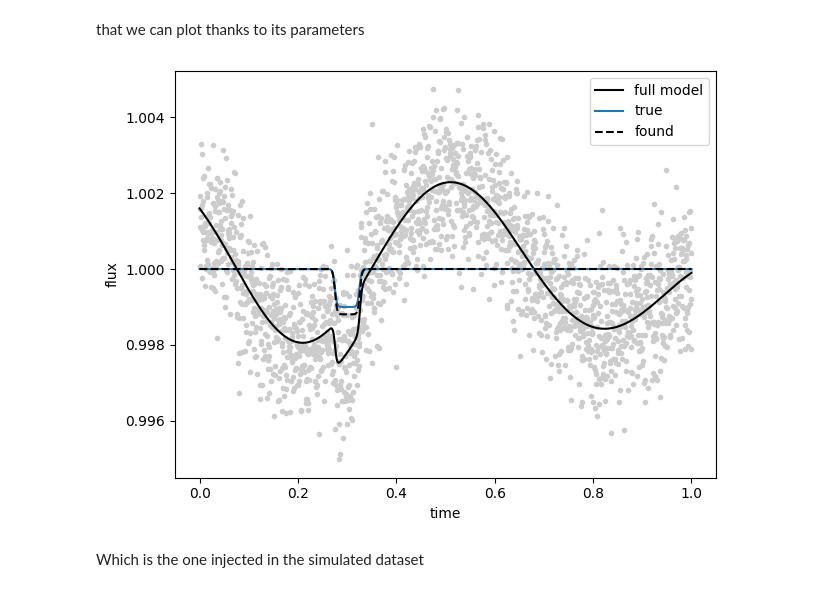
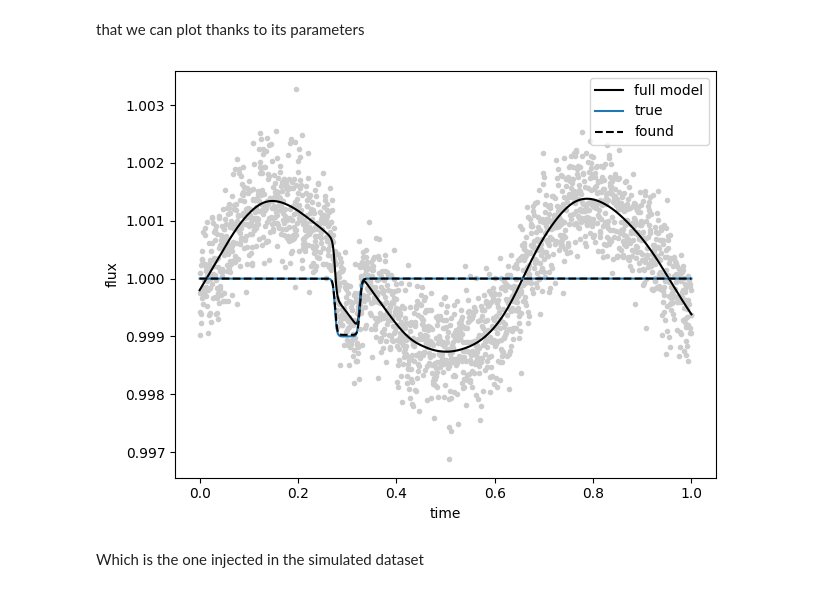
Before and after one commit to lgrcia/nuance, a Jupyter notebook: docs/notebooks/single.ipynb, the cells around one changed output. Saved outputs shown, nothing was run; the diff lists cells and outputs as text; code cells hidden in the pictures.

````diff
--- a/docs/notebooks/single.ipynb
+++ b/docs/notebooks/single.ipynb
@@ -3 +5,8 @@
+# %%
+# in order to run on all CPUs
+import os
+import jax
+
+jax.config.update("jax_enable_x64", True)
+os.environ["XLA_FLAGS"] = f"--xla_force_host_platform_device_count={os.cpu_count()}"
 # %% [markdown]
@@ -25,0 +16,14 @@ plt.tight_layout()
+# %%
+import numpy as np
+from tinygp import kernels, GaussianProcess
+from nuance import core
+
+depth = 1e-3
+error = 0.5e-3
+time = np.linspace(0, 1, 2000)
+transit_prams = {"epoch": 0.3, "duration": 0.05, "period": 10}
+transit_model = depth * core.transit(time, **transit_prams)
+kernel = kernels.quasisep.SHO(10.0, 200.0, 0.005)
+gp = GaussianProcess(kernel, time, diag=error**2)
+
+flux = transit_model + gp.sample(jax.random.PRNGKey(0)) + 1.0
@@ -30,11 +42,11 @@ We start by instantiating a [Nuance](nuance.Nuance) object, and perform the *lin
 # %%
-from nuance import Nuance, utils
+from nuance.linear_search import linear_search
 
-nu = Nuance(time, flux, gp=gp, X=X)
+epochs = time.copy()
+durations = np.linspace(0.01, 0.2, 15)
 
-t0s = time.copy()
-Ds = np.linspace(0.01, 0.2, 15)
-nu.linear_search(t0s, Ds)
+ls_function = linear_search(time, flux, gp=gp)
+lls, depths, vars = ls_function(epochs, durations)
 # %% [markdown]
 ```{important}
 *nuance* relies on [tinygp](https://tinygp.readthedocs.io) to manipulate Gaussian processes. Although `gp` in the previous cell is already a [`tinygp.GaussianProcess`](https://tinygp.readthedocs.io/en/latest/api/summary/tinygp.GaussianProcess.html) instance (from the simulated data), in practice one has to build their own.
@@ -57,8 +74,8 @@ plt.tight_layout()
 # %% [markdown]
 We clearly identify a transit candidate
 # %%
-i, j = np.unravel_index(np.argmax(nu.search_data.ll), nu.search_data.ll.shape)
-t0, D = nu.search_data.t0s[i], nu.search_data.Ds[j]
+i, duration_i = np.unravel_index(np.argmax(lls), lls.shape)
+t0, D = epochs[i], durations[duration_i]
 
 print("\n".join([f"{n}: {v:.3f}" for n, v in zip(["epoch", "duration"], [t0, D])]))
 # %% [output]
@@ -67,24 +84,18 @@ duration: 0.051
 # %% [markdown]
 that we can plot thanks to its parameters
 # %%
-linear, astro, noise = nu.models(t0, D)
+linear, astro, noise = core.separate_models(time, flux, gp=gp)(t0, D)
 
 plt.plot(time, flux, ".", c="0.8")
 plt.plot(time, linear + astro + noise, c="k", label="full model")
-plt.plot(
-    time,
-    true["depth"] * nu.model(t, D=true["D"], t0=true["t0"]) + 1.0,
-    ls="-",
-    c="C0",
-    label="true",
-)
+plt.plot(time, transit_model + 1, ls="-", c="C0", label="true")
 plt.plot(time, astro + 1.0, ls="--", c="k", label="found")
 plt.legend()
 plt.ylabel("flux")
 plt.xlabel("time")
 
 plt.tight_layout()
 # %% [output]
-[figure, old version]
+[figure, new version]
 # %% [markdown]
 Which is the one injected in the simulated dataset
````
Also changed, not shown: parts of 7 cells of this notebook, 10 other files.
